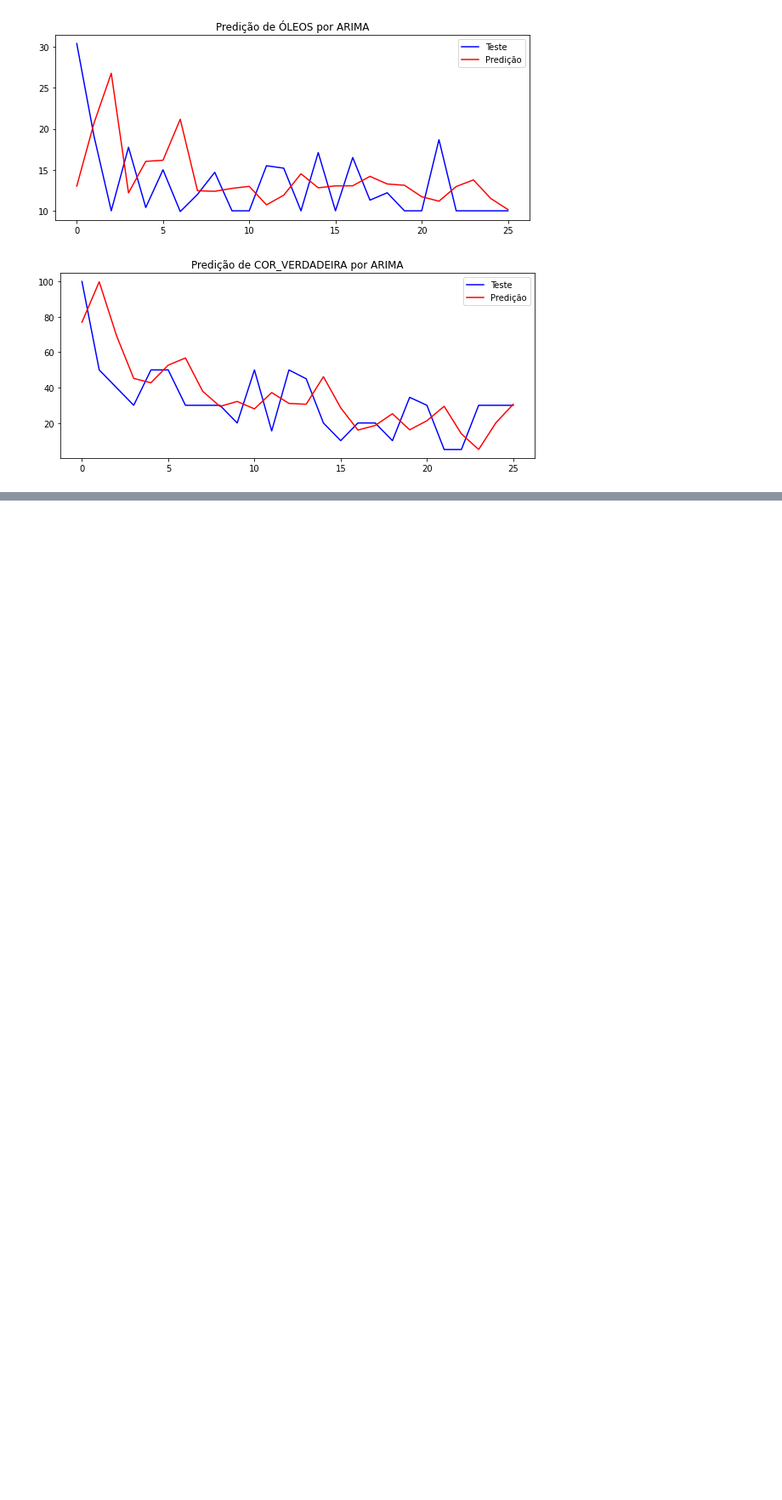
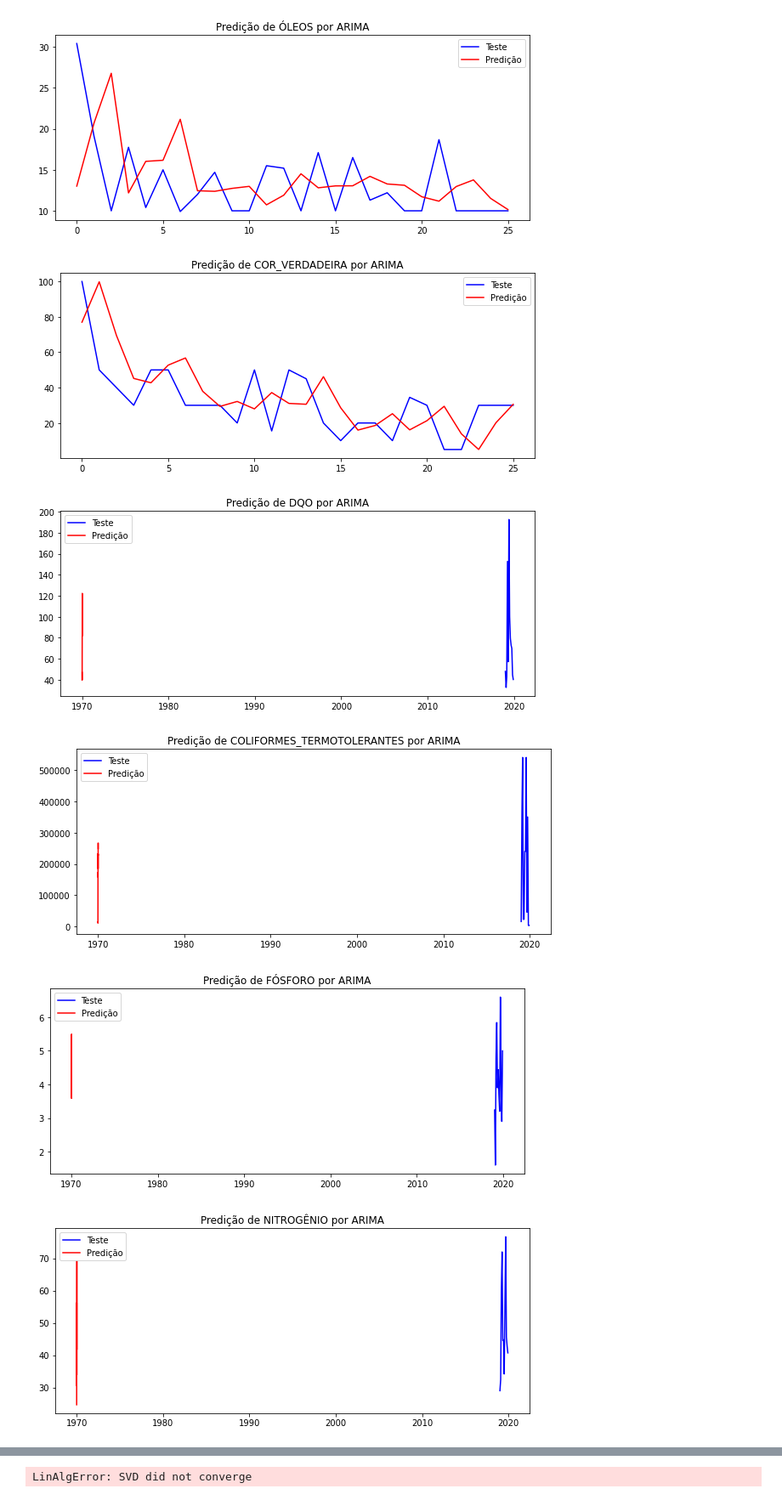
Before and after one commit to vcwild/wtp-model, a Jupyter notebook: model.ipynb, the cells around one changed output, grey strips where cells are left out. Shown at 85% size. Saved outputs shown, nothing was run; the diff lists cells and outputs as text; code cells hidden in the pictures; blank space fills up the shorter version.

Commit message:
add arima

```diff
--- a/model.ipynb
+++ b/model.ipynb
@@ -29,6 +29,7 @@ path = "./datasets/"
 name = "p2"
 filename = name + ".csv"
 df = pd.read_csv(path + filename, encoding='utf8', parse_dates=True, index_col="DATE")
+validation = pd.read_csv(path + name + "_validation.csv", encoding='utf8', parse_dates=True, index_col="DATE")
 cols = df.columns
 # %%
 # profile = ProfileReport(df, explorative=True)
@@ -304,3 +307,39 @@ for idx in cols:
 [figure]
 [figure]
 [figure]
+# %%
+# definir modelo de predição, fitar valores e realizar predição
+# idx = cols[0]
+for idx in cols:
+    series = df_imputed[idx].resample("M").mean().dropna()
+    series.name = idx
+    train = series
+    test = validation[idx]
+    history = [x for x in train]
+    predictions = list()
+
+    for t in range(len(test)):
+        model = ARIMA(history, order=(5, 1, 0))
+        model_fit = model.fit(disp=0, maxiter=50)
+        output = model_fit.forecast(len(test))
+        yhat = output[0]
+        predictions.append(yhat)
+        obs = test[t]
+        history.append(obs)
+        # print(f"Predito: {float(yhat[0]):.1f}, Esperado: {obs:.1f}")
+
+    error = mean_squared_error(test, predictions)
+    # print(f"\nMédia de Erro Quadrado do Teste (MSE): {error:.3f}\n")
+
+    # plotar predição
+    plt.figure(figsize=(10, 4))
+    plt.plot(test, color="blue", label="Teste")
+    plt.plot(predictions, color="red", label="Predição")
+    plt.title(f"Predição de {idx} por ARIMA")
+    plt.legend()
+    plt.show()
+# %% [output]
+[figure, added]
+[figure, added]
+[figure, added]
+[figure, added]
@@ -306,0 +347 @@ for idx in cols:
+LinAlgError: SVD did not converge
```
Also changed, not shown: parts of 3 cells of this notebook, 1 other file.
